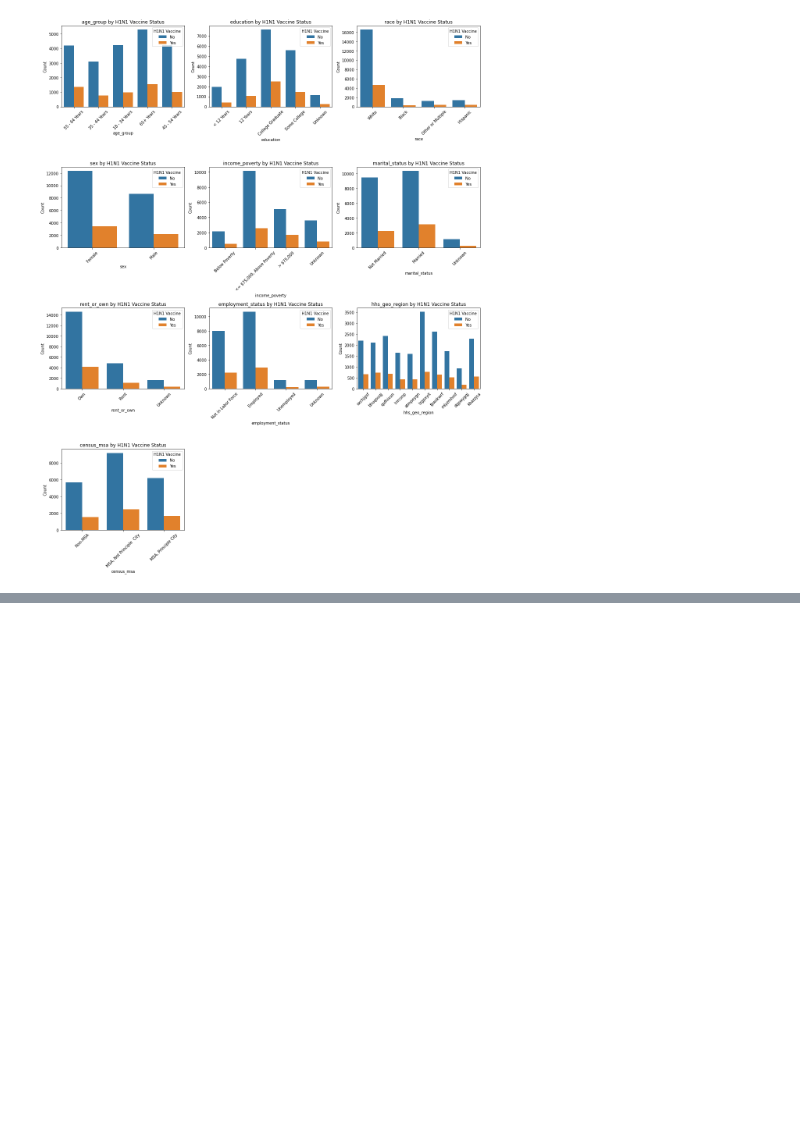
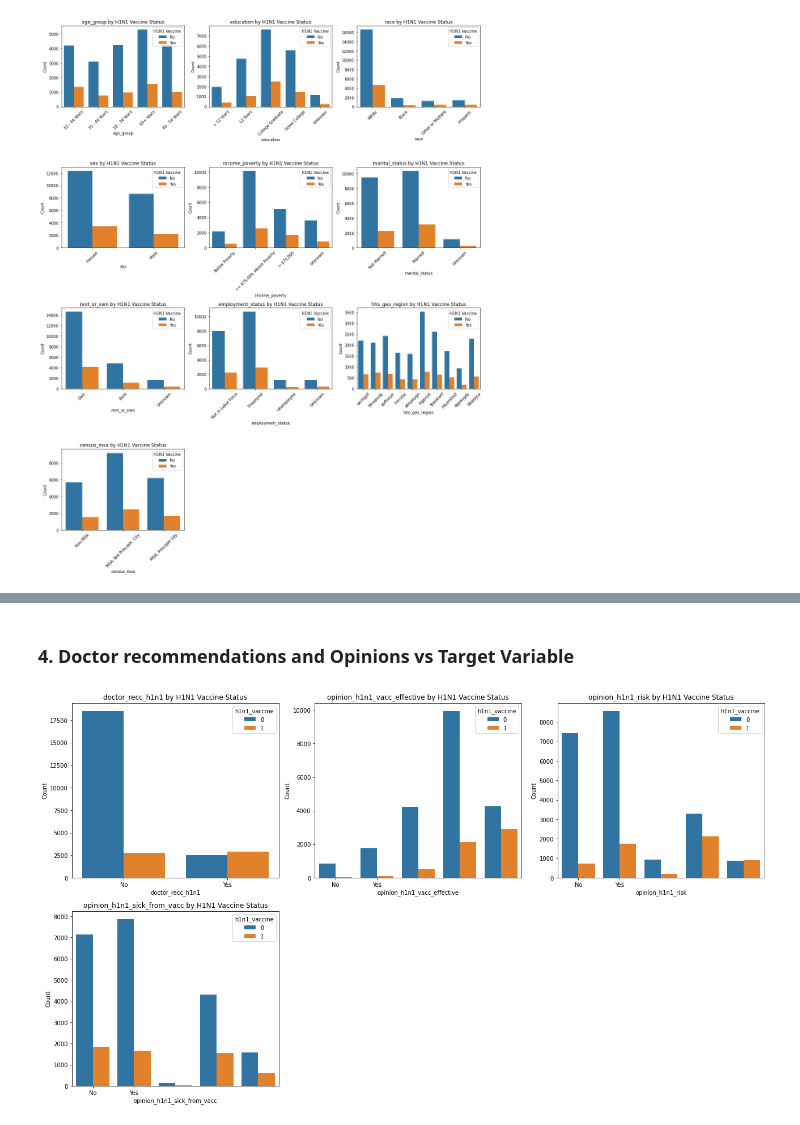
Before and after one commit to Julie-t/H1N1-and-Seasonal-Flu-Vaccines-Classification-model, a Jupyter notebook: project.ipynb, the cells around one changed output, grey strips where cells are left out. Saved outputs shown, nothing was run; the diff lists cells and outputs as text; code cells hidden in the pictures; blank space fills up the shorter version.

```diff
--- a/project.ipynb
+++ b/project.ipynb
@@ -304,0 +347,28 @@ plt.show()
+# %% [markdown]
+### 4. Doctor recommendations and Opinions vs Target Variable
+# %%
+opinion_cols = ['doctor_recc_h1n1', 'opinion_h1n1_vacc_effective', 'opinion_h1n1_risk', 'opinion_h1n1_sick_from_vacc']
+
+cols_per_row = 3
+total_features = len(behavioral_cols)
+rows = (total_features + cols_per_row - 1) // cols_per_row
+
+fig, axes = plt.subplots(rows, cols_per_row, figsize=(6 * cols_per_row, 5 * rows))
+axes = axes.flatten()
+
+for i, col in enumerate(opinion_cols):
+    sns.countplot(data=merged_df, x=col, hue='h1n1_vaccine', ax=axes[i])
+    axes[i].set_title(f'{col} by H1N1 Vaccine Status')
+    axes[i].set_xlabel(col)
+    axes[i].set_ylabel('Count')
+    axes[i].set_xticks([0, 1])
+    axes[i].set_xticklabels(['No', 'Yes'])
+
+# Remove unused subplots
+for j in range(i + 1, len(axes)):
+    fig.delaxes(axes[j])
+
+plt.tight_layout()
+plt.show()
+# %% [output]
+[figure, added]
```
Also changed, not shown: parts of 11 cells of this notebook.
